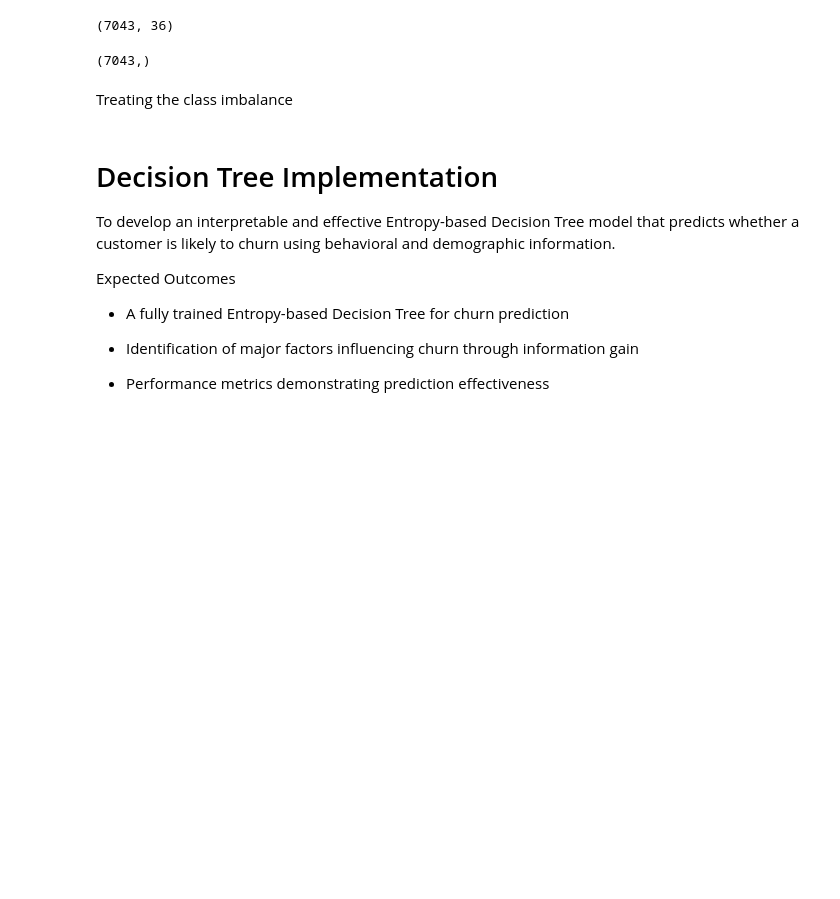
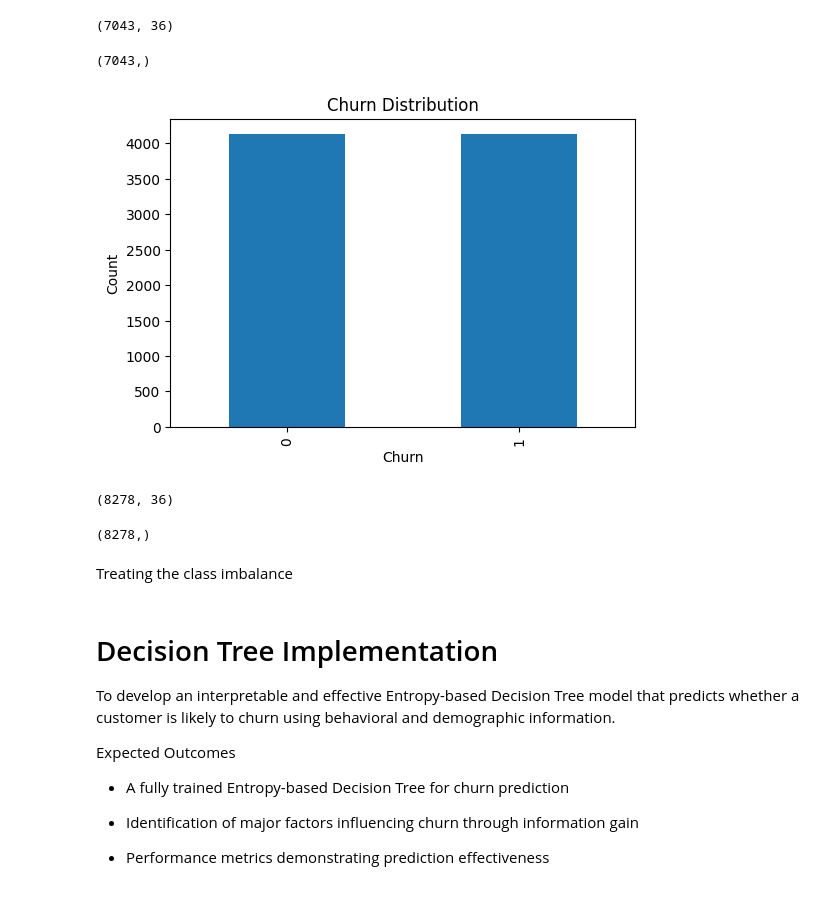
Before and after one commit to YasiruMethmal123/Telco-Customer-Churn, a Jupyter notebook: Churn_Prediction.ipynb, the cells around one changed output. Saved outputs shown, nothing was run; the diff lists cells and outputs as text; code cells hidden in the pictures; blank space fills up the shorter version.

```diff
--- a/Churn_Prediction.ipynb
+++ b/Churn_Prediction.ipynb
@@ -312,10 +324,31 @@ y.shape
 X_train, X_test, y_train, y_test = train_test_split(
     X, y, test_size=0.2, random_state=42, stratify=y
 )
+# %%
+#balance the class imbalance
+smote = SMOTE(random_state=42)
+X, y = smote.fit_resample(X_train, y_train)
+# Display the balanced class diagram separated for yes no
+plt.figure(figsize=(6,4))
+y.value_counts().plot(kind='bar')
+plt.title("Churn Distribution")
+plt.xlabel("Churn")
+plt.ylabel("Count")
+plt.show()
+# %% [output]
+[figure, added]
 # %%
 sc = StandardScaler()
 X_train = sc.fit_transform(X_train)
 X_test = sc.transform(X_test)
+# %%
+X.shape
+# %% [output]
+(8278, 36)
+# %%
+y.shape
+# %% [output]
+(8278,)
 # %% [markdown]
 Treating the class imbalance
 # %% [markdown]
```
Also changed, not shown: parts of 21 cells of this notebook.
